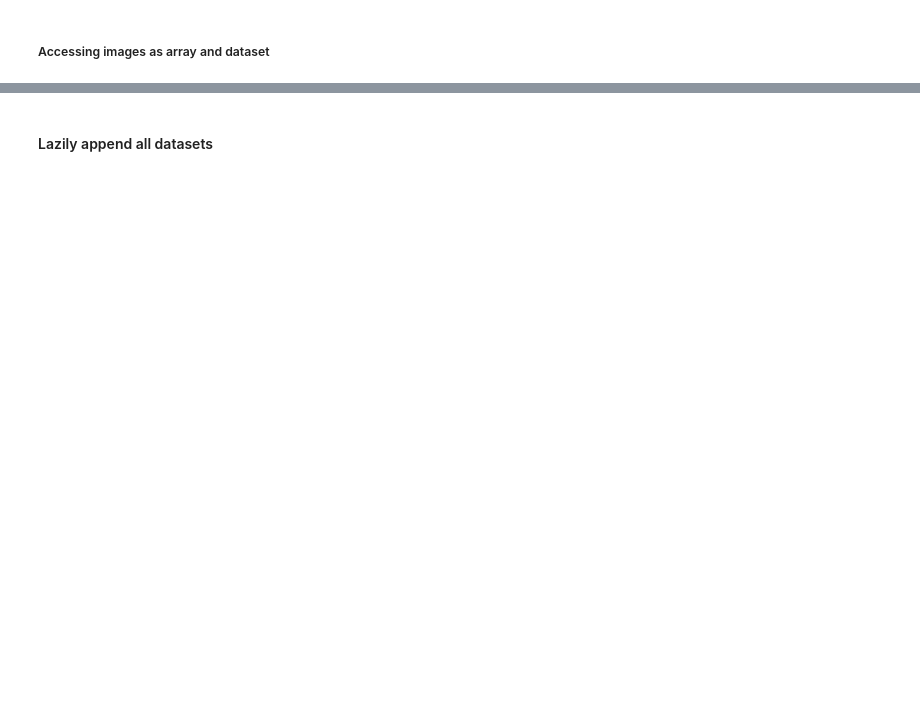
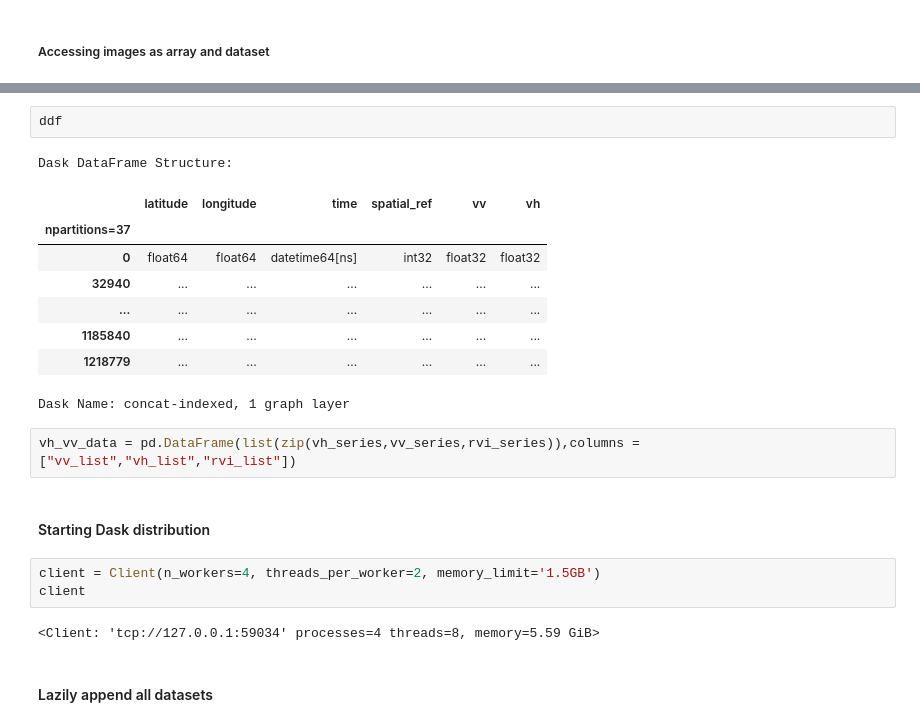
Before and after one commit to subasthapa1/EYChallenge, a Jupyter notebook: Sentinel1-Final.ipynb, the cells around one changed output, grey strips where cells are left out. Cells and saved outputs as stored; diff of their text form; blank space fills up the shorter version.

```diff
--- a/Sentinel1-Final.ipynb
+++ b/Sentinel1-Final.ipynb
@@ -131,3 +361,24 @@ for i in range(1):
+# %%
+ddf
+# %% [output]
+Dask DataFrame Structure:
+|  | latitude | longitude | time | spatial_ref | vv | vh |
+| npartitions=37 |  |  |  |  |  |  |
+| 0 | float64 | float64 | datetime64[ns] | int32 | float32 | float32 |
+| 32940 | ... | ... | ... | ... | ... | ... |
+| ... | ... | ... | ... | ... | ... | ... |
+| 1185840 | ... | ... | ... | ... | ... | ... |
+| 1218779 | ... | ... | ... | ... | ... | ... |
+Dask Name: concat-indexed, 1 graph layer
+# %%
+vh_vv_data = pd.DataFrame(list(zip(vh_series,vv_series,rvi_series)),columns = ["vv_list","vh_list","rvi_list"])
+# %% [markdown]
+#### Starting Dask distribution
+# %%
+client = Client(n_workers=4, threads_per_worker=2, memory_limit='1.5GB')
+client
+# %% [output]
+<Client: 'tcp://127.0.0.1:59034' processes=4 threads=8, memory=5.59 GiB>
 # %% [markdown]
 #### Lazily append all datasets
 # %%
```
Also changed, not shown: parts of 32 cells of this notebook.
